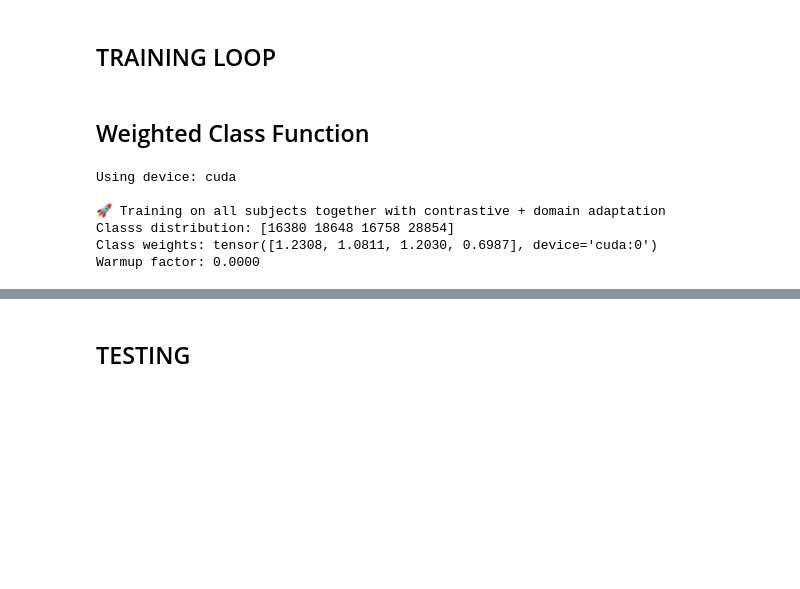
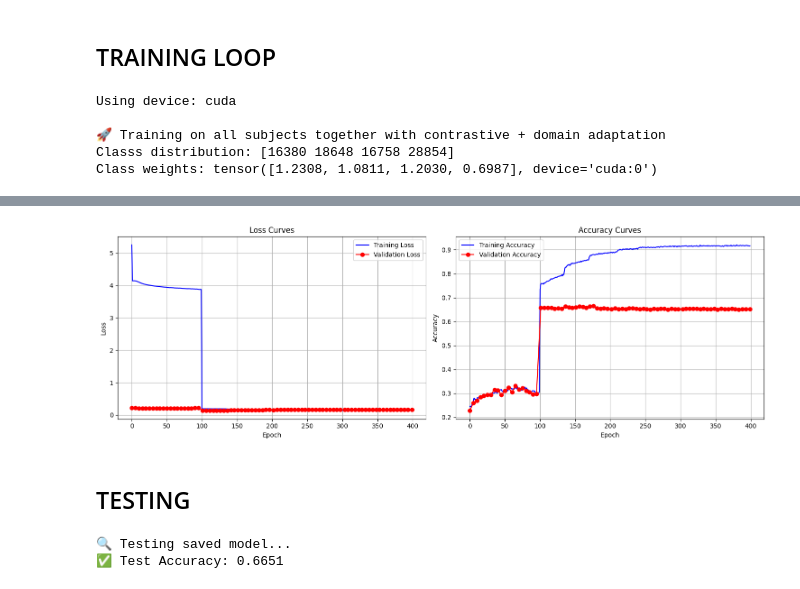
Before and after one commit to hamzaowaisog/EEg-based-Emotion-Recognition, a Jupyter notebook: FYP_2/Hamza/Deap_Last_Pakka_Final.ipynb, the cells around one changed output, grey strips where cells are left out. Drawn from its saved outputs; the diff is of its cells as text; code cells hidden in the pictures; blank space fills up the shorter version.

```diff
--- a/FYP_2/Hamza/Deap_Last_Pakka_Final.ipynb
+++ b/FYP_2/Hamza/Deap_Last_Pakka_Final.ipynb
@@ -32,7 +32,6 @@ class DEAPDataset(Dataset):
 
         if normalize:
             all_features = []
-            self.mean_std_by_subject = {}
             for subj in range(32):
                 if exclude_subject is not None and subj == exclude_subject:
                     continue
@@ -40,9 +39,6 @@ class DEAPDataset(Dataset):
                     continue
 
                 subj_features = self.features[subj].transpose(0, 1, 3, 2).reshape(-1, 40, 5)
-                mean = np.mean(subj_features, axis=0)
-                std = np.std(subj_features, axis=0) + 1e-8
-                self.mean_std_by_subject[subj] = (mean, std)
                 all_features.append(subj_features)
 
             if all_features:
@@ -74,8 +70,7 @@ class DEAPDataset(Dataset):
 
     def __getitem__(self, idx):
         x, y, subj = self.samples[idx]
-        mean , std = self.mean_std_by_subject[subj]
-        x = (x - mean) / std
+        x = (x - self.mean) / self.std
 
         if self.train:
             x = torch.tensor(x, dtype=torch.float32)
@@ -93,8 +88,7 @@ class DEAPDataset(Dataset):
         return x, int(y)
 
     def get_subject_data(self, subject):
-        mean , std = self.mean_std_by_subject[subject]
-        return [(torch.tensor((x - mean) / std, dtype=torch.float32), int(y))
+        return [(torch.tensor((x - self.mean) / self.std, dtype=torch.float32), int(y))
                 for x, y, subj in self.samples if subj == subject]
 # %% [markdown]
 ## MODEL ARCHITECTURE
@@ -432,5 +453,3 @@ def plot_confusion_matrix(y_true, y_pred, subject_idx):
     plt.ylabel('True')
     plt.savefig(f'plots/new_confmat_subject{subject_idx+1}.png')
     plt.close()
-# %% [markdown]
-## Weighted Class Function
@@ -525,7 +508,7 @@ def augment_eeg(x, p=0.5):
 
     return x
 # ------------------ Training Function ------------------
-def train_all_subjects(feature_path, label_path, num_epochs=100, batch_size=64, warmup_epochs=75):
+def train_all_subjects(feature_path, label_path, num_epochs=100, batch_size=64, warmup_epochs=100):
     print("\n🚀 Training on all subjects together with contrastive + domain adaptation")
 
     train_losses = []
@@ -583,6 +566,8 @@ def train_all_subjects(feature_path, label_path, num_epochs=100, batch_size=64,
 
     scheduler = ReduceLROnPlateau(optimizer, mode='max', factor=0.5, patience=5, verbose=True , min_lr=1e-6 )
 
+    pateince = 10
+    early_stop_counter = 0
     best_acc = 0
     for epoch in range(num_epochs):
         cfe.train()
@@ -594,16 +579,6 @@ def train_all_subjects(feature_path, label_path, num_epochs=100, batch_size=64,
 
         class_correct = torch.zeros(4).to(device)
         class_total = torch.zeros(4).to(device)
-
-        if epoch < warmup_epochs * 0.8:
-            warmup_factor = 0.0
-        elif epoch < warmup_epochs:
-            progress = (epoch - warmup_epochs * 0.7) / (warmup_epochs - warmup_epochs * 0.3)
-            warmup_factor = progress
-        else:
-            warmup_factor = 1.0
-
-        print(f"Warmup factor: {warmup_factor:.4f}")
 
         for xb, yb in train_loader:
             xb, yb = xb.to(device), yb.to(device)
@@ -618,9 +593,9 @@ def train_all_subjects(feature_path, label_path, num_epochs=100, batch_size=64,
             z_subject = sfe(z_common_org)
             logits = ssc(z_subject)
 
-            loss = loss_con1(z_common_org, yb)
-
-            if warmup_factor > 0.7:
+            if epoch < warmup_epochs:
+                loss = loss_con1(z_common_org, yb)
+            else:
                 with torch.no_grad():
 
                     pseudo_logits = ssc(sfe(cfe(xb)))
@@ -649,12 +624,10 @@ def train_all_subjects(feature_path, label_path, num_epochs=100, batch_size=64,
                 alpha = min(epoch / num_epochs *2 , 1.0)
 
                 beta = 0.1
-                loss = ((1-warmup_factor)*1.0 * loss_cls(logits, yb)) + \
-                       (warmup_factor * (alpha * (0.5 * contrastive_loss) + \
+                loss = 1.0 * loss_cls(logits, yb) + \
+                       alpha * (0.5 * contrastive_loss) + \
                        alpha * (mmd_weight * loss_mmd(z_common_org, z_common_aug)) + \
-                       beta * penalty))
-            else :
-                loss = loss_con1(z_common_org, yb)
+                       beta * penalty
 
             loss.backward()
             torch.nn.utils.clip_grad_norm_(list(cfe.parameters()) + list(sfe.parameters()) + list(ssc.parameters()), max_norm=1.0)
@@ -697,11 +670,15 @@ def train_all_subjects(feature_path, label_path, num_epochs=100, batch_size=64,
             all_preds, all_labels = [], []
             with torch.no_grad():
                 for xb, yb in test_loader:
+                    yb = yb.to(device)
                     xb = xb.to(device)
                     z = sfe(cfe(xb))
                     logits = ssc(z)
+
+                    val_loss += loss_cls(logits, yb).item()
+
                     all_preds.extend(logits.argmax(1).cpu().numpy())
-                    all_labels.extend(yb.numpy())
+                    all_labels.extend(yb.cpu().numpy())
 
             val_loss = val_loss/len(test_loader)
             val_acc = accuracy_score(all_labels, all_preds)
@@ -709,10 +686,12 @@ def train_all_subjects(feature_path, label_path, num_epochs=100, batch_size=64,
             val_losses.append(val_loss)
             val_accs.append(val_acc)
 
-            print(f"📊 Val Acc: {val_acc:.4f}")
+            print(f"📊 Val Loss: {val_loss:.4f} - Val Acc: {val_acc:.4f}")
             scheduler.step(val_acc)
+
             if val_acc > best_acc:
                 best_acc = val_acc
+                early_stop_counter = 0
                 torch.save({
                     'cfe': cfe.state_dict(),
                     'sfe': sfe.state_dict(),
@@ -720,6 +699,13 @@ def train_all_subjects(feature_path, label_path, num_epochs=100, batch_size=64,
                     'optimizer': optimizer.state_dict(),
                     'epoch': epoch + 1
                 }, f"checkpoints/new_best_model.pt")
+                print(f"🏆 New best accuracy: {best_acc:.4f}")
+            else:
+                early_stop_counter = 0
+                print(f"Early stopping counter: {early_stop_counter}")
+                if early_stop_counter >= pateince:
+                    print(f"Early stopping triggered after {pateince} epochs without improvement.")
+                    break
 
     print("\n✅ Training complete.")
     print(f"Best Val Accuracy: {best_acc:.4f}")
@@ -776,12 +762,11 @@ def plot_training_curves(train_losses, train_accs, val_losses, val_accs, save_pa
 if __name__ == "__main__":
     feature_path = r"E:\FYP\Finalise Fyp\EEg-based-Emotion-Recognition\de_features.npy"
     label_path = r"E:\FYP\Finalise Fyp\EEg-based-Emotion-Recognition\de_labels.npy"
-    train_all_subjects(feature_path, label_path, num_epochs=250, batch_size=64)
+    train_all_subjects(feature_path, label_path, num_epochs=400, batch_size=64)
 # %% [output]
 Using device: cuda
 
 🚀 Training on all subjects together with contrastive + domain adaptation
 Classs distribution: [16380 18648 16758 28854]
 Class weights: tensor([1.2308, 1.0811, 1.2030, 0.6987], device='cuda:0')
-Warmup factor: 0.0000
 Per-class accuracy:
@@ -804,3 +789,4 @@ Warmup factor: 0.0000
+[figure, added]
 # %% [markdown]
 ## TESTING
 # %%
@@ -862,6 +848,9 @@ if __name__ == "__main__":
     feature_path = "E:/FYP/Finalise Fyp/EEg-based-Emotion-Recognition/de_features.npy"
     label_path = "E:/FYP/Finalise Fyp/EEg-based-Emotion-Recognition/de_labels.npy"
     test_model(feature_path, label_path)
+# %% [output]
+🔍 Testing saved model...
+✅ Test Accuracy: 0.6651
 # %%
 from sklearn.manifold import TSNE
 
```
Also changed, not shown: parts of 5 cells of this notebook, 6 other files.
